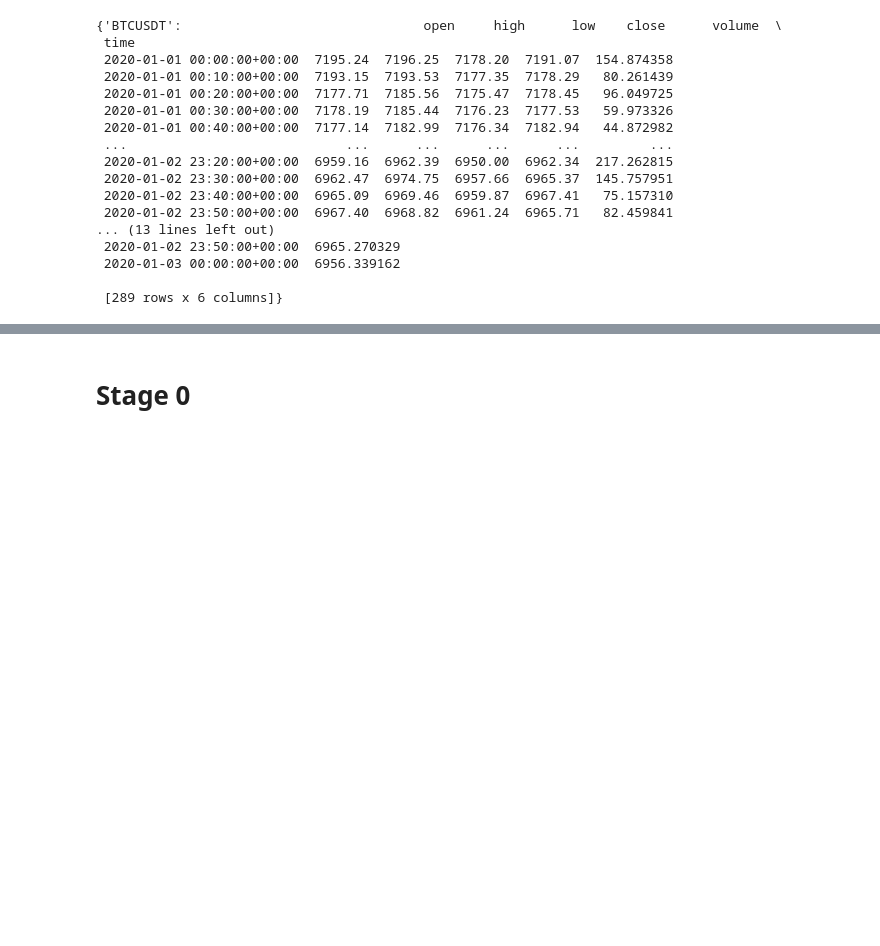
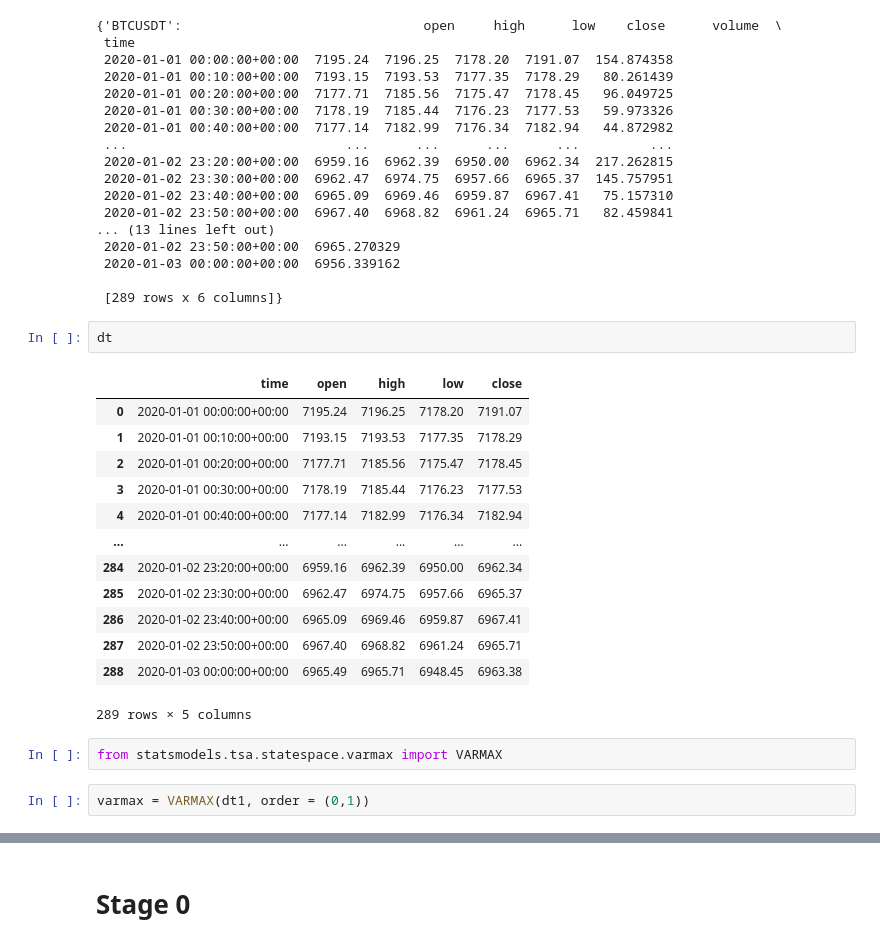
Before and after one commit to Bin1711/Binance, a Jupyter notebook: simulation_test.ipynb, the cells around one changed output, grey strips where cells are left out. Saved outputs shown, nothing was run; the diff lists cells and outputs as text; blank space fills up the shorter version.

```diff
--- a/simulation_test.ipynb
+++ b/simulation_test.ipynb
@@ -43,3 +43,23 @@ BTCUSDT_2020-01-02.json
  2020-01-03 00:00:00+00:00  6956.339162
 
  [289 rows x 6 columns]}
+# %%
+dt
+# %% [output]
+|  | time | open | high | low | close |
+| 0 | 2020-01-01 00:00:00+00:00 | 7195.24 | 7196.25 | 7178.20 | 7191.07 |
+| 1 | 2020-01-01 00:10:00+00:00 | 7193.15 | 7193.53 | 7177.35 | 7178.29 |
+| 2 | 2020-01-01 00:20:00+00:00 | 7177.71 | 7185.56 | 7175.47 | 7178.45 |
+| 3 | 2020-01-01 00:30:00+00:00 | 7178.19 | 7185.44 | 7176.23 | 7177.53 |
+| 4 | 2020-01-01 00:40:00+00:00 | 7177.14 | 7182.99 | 7176.34 | 7182.94 |
+| ... | ... | ... | ... | ... | ... |
+| 284 | 2020-01-02 23:20:00+00:00 | 6959.16 | 6962.39 | 6950.00 | 6962.34 |
+| 285 | 2020-01-02 23:30:00+00:00 | 6962.47 | 6974.75 | 6957.66 | 6965.37 |
+| 286 | 2020-01-02 23:40:00+00:00 | 6965.09 | 6969.46 | 6959.87 | 6967.41 |
+| 287 | 2020-01-02 23:50:00+00:00 | 6967.40 | 6968.82 | 6961.24 | 6965.71 |
+| 288 | 2020-01-03 00:00:00+00:00 | 6965.49 | 6965.71 | 6948.45 | 6963.38 |
+289 rows × 5 columns
+# %%
+from statsmodels.tsa.statespace.varmax import VARMAX
+# %%
+varmax = VARMAX(dt1, order = (0,1))
```
Also changed, not shown: parts of 8 cells of this notebook, 16 other files.
